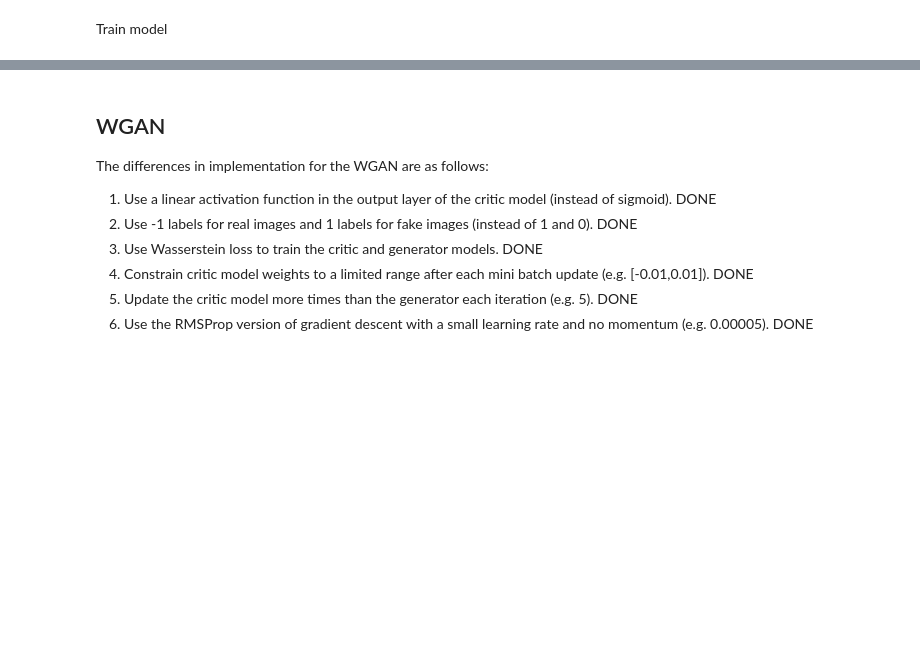
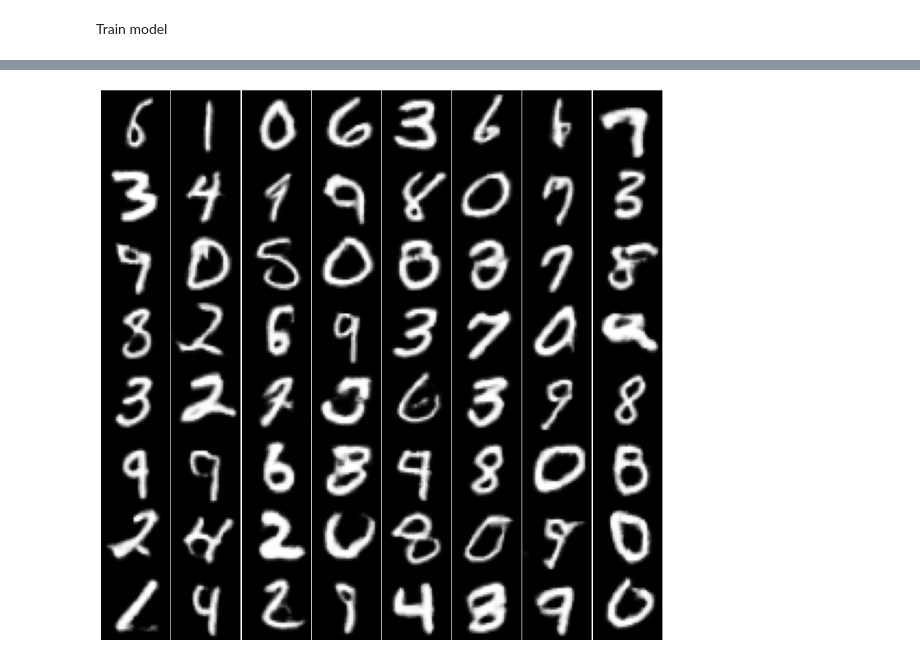
Before and after one commit to Flowx08/WGAN_DTU, a Jupyter notebook: project.ipynb, the cells around one changed output, grey strips where cells are left out. Drawn from its saved outputs; the diff is of its cells as text; code cells hidden in the pictures; blank space fills up the shorter version.

Commit message:
Improved model architecture and code + added pre-trained models and results

```diff
--- a/project.ipynb
+++ b/project.ipynb
@@ -571,5 +572,23 @@ Epoch 0: g_loss: 21.62093735 d_loss: -73.51822186
 # %%
-g.load_state_dict(torch.load("generator.pt"))
-print(compute_fid(g, 20, False))
+#g.load_state_dict(torch.load("generator_fashion.pt"))
+print(compute_fid(g, 2048, False))
+# %%
+g.eval()
+f, axs = plt.subplots(8, 8, figsize=(12, 12))
+axs = axs.flatten()
+plt.subplots_adjust(hspace=0, wspace=0, left=0, bottom=0,)
+for ax in axs:
+    target_image = g(make_noise(1, g.input_size)).detach()
+    target_image = target_image[0].cpu().squeeze() / 2 + 0.5
+    ax.set_xticklabels([])
+    ax.set_yticklabels([])
+    ax.axis('off')
+    if (nc == 1):
+        ax.imshow(target_image, cmap='gray')
+    else:
+        ax.imshow(target_image)
+f.savefig("results_mnist.png")
+# %% [output]
+[figure, added]
 # %%
 !python3 -m pytorch_fid --device cuda:0 ./dataset_fake/ ./dataset_real/
@@ -608,9 +594,0 @@ print(interpolate_linear_points([0, 1, 0], [1, 0, 1]))
-# %% [markdown]
-## WGAN
-The differences in implementation for the WGAN are as follows:
-1. Use a linear activation function in the output layer of the critic model (instead of sigmoid). DONE
-2. Use -1 labels for real images and 1 labels for fake images (instead of 1 and 0). DONE
-3. Use Wasserstein loss to train the critic and generator models. DONE
-4. Constrain critic model weights to a limited range after each mini batch update (e.g. [-0.01,0.01]). DONE
-5. Update the critic model more times than the generator each iteration (e.g. 5). DONE
-6. Use the RMSProp version of gradient descent with a small learning rate and no momentum (e.g. 0.00005). DONE
```
Also changed, not shown: parts of 9 cells of this notebook, 7 other files.
